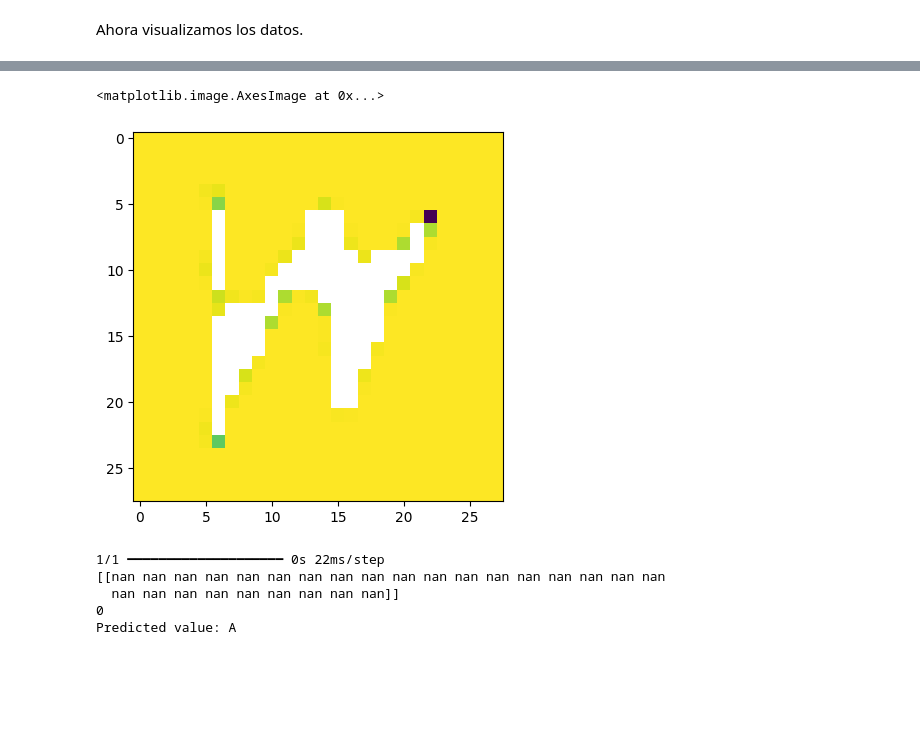
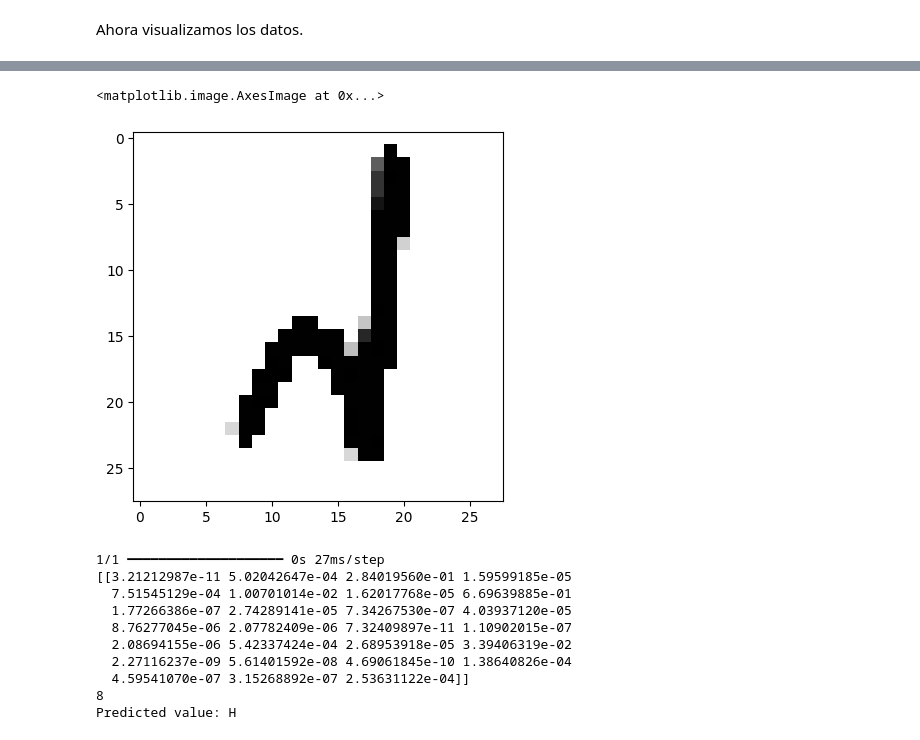
Before and after one commit to jresendiz27/CIC_AIDiploma2025, a Jupyter notebook: notebooks/EMNIST.ipynb, the cells around one changed output, grey strips where cells are left out. Saved outputs shown, nothing was run; the diff lists cells and outputs as text; code cells hidden in the pictures; blank space fills up the shorter version.

Commit message:
Flip images shown in dataset

```diff
--- a/notebooks/EMNIST.ipynb
+++ b/notebooks/EMNIST.ipynb
@@ -174,12 +132,13 @@ Test accuracy: 0.9358654022216797
 # %%
-test_img = plt.imread('./datasets/emnist/w_letter.png')
-test_img = cv2.resize(test_img,(28,28))
+test_img = np.random.randn(1, 28, 28, 1)
+test_img = cv2.imread('./datasets/emnist/h_letter.png', cv2.IMREAD_COLOR)
+test_img = cv2.resize(test_img, (28, 28))
+test_img = cv2.flip(test_img, 1)
 # test_img = cv2.rotate(test_img, cv2.ROTATE_90_CLOCKWISE)
-test_img = cv2.bitwise_not(test_img)
 test_img = cv2.cvtColor(test_img, cv2.COLOR_BGR2GRAY)
-plt.imshow(test_img)
+plt.imshow(test_img, cmap='gray')
 # %% [output]
 <matplotlib.image.AxesImage at 0x...>
-[figure, old version]
+[figure, new version]
 # %%
 test_img = test_img / 255.0
@@ -187,12 +146,16 @@ test_img = np.resize(test_img,(1,28,28,1))
 # %%
-letters = "ABCDEFGHIJKLMNOPQRSTUVWXYZ"
 prediction = model.predict(test_img, verbose=1)
 print(prediction)
-print(np.argmax(prediction))
-print(f"Predicted value: {letters[np.argmax(prediction)]}")
+print(np.argmax(prediction) + 1)
+print(f"Predicted value: {letters[np.argmax(prediction) + 1]}")
 # %% [output]
-1/1 ━━━━━━━━━━━━━━━━━━━━ 0s 22ms/step
-[[nan nan nan nan nan nan nan nan nan nan nan nan nan nan nan nan nan nan
-  nan nan nan nan nan nan nan nan nan]]
-0
-Predicted value: A
+1/1 ━━━━━━━━━━━━━━━━━━━━ 0s 27ms/step
+[[3.21212987e-11 5.02042647e-04 2.84019560e-01 1.59599185e-05
+  7.51545129e-04 1.00701014e-02 1.62017768e-05 6.69639885e-01
+  1.77266386e-07 2.74289141e-05 7.34267530e-07 4.03937120e-05
+  8.76277045e-06 2.07782409e-06 7.32409897e-11 1.10902015e-07
+  2.08694155e-06 5.42337424e-04 2.68953918e-05 3.39406319e-02
+  2.27116237e-09 5.61401592e-08 4.69061845e-10 1.38640826e-04
+  4.59541070e-07 3.15268892e-07 2.53631122e-04]]
+8
+Predicted value: H
```
Also changed, not shown: parts of 16 cells of this notebook, 1 other file.
